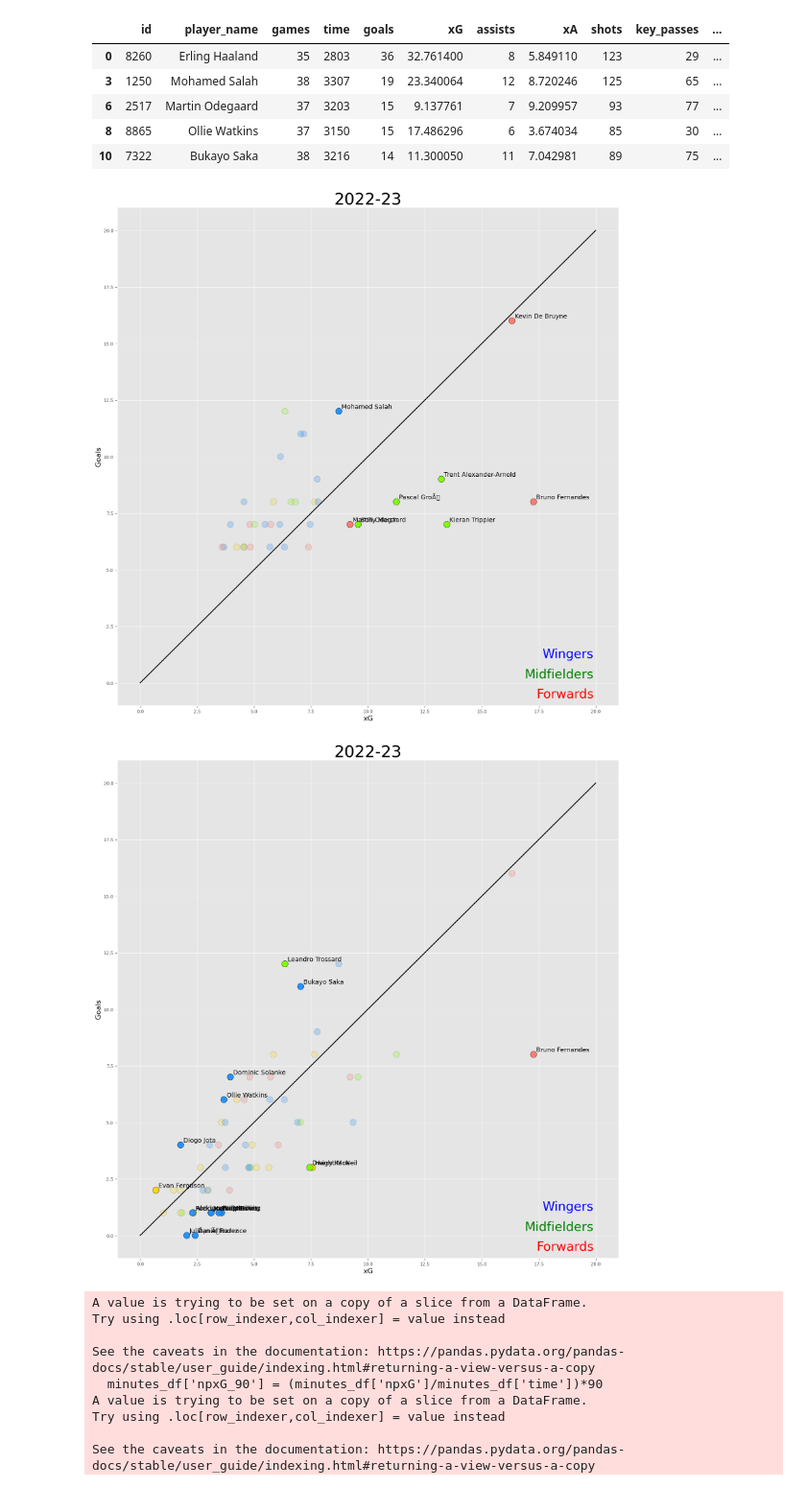
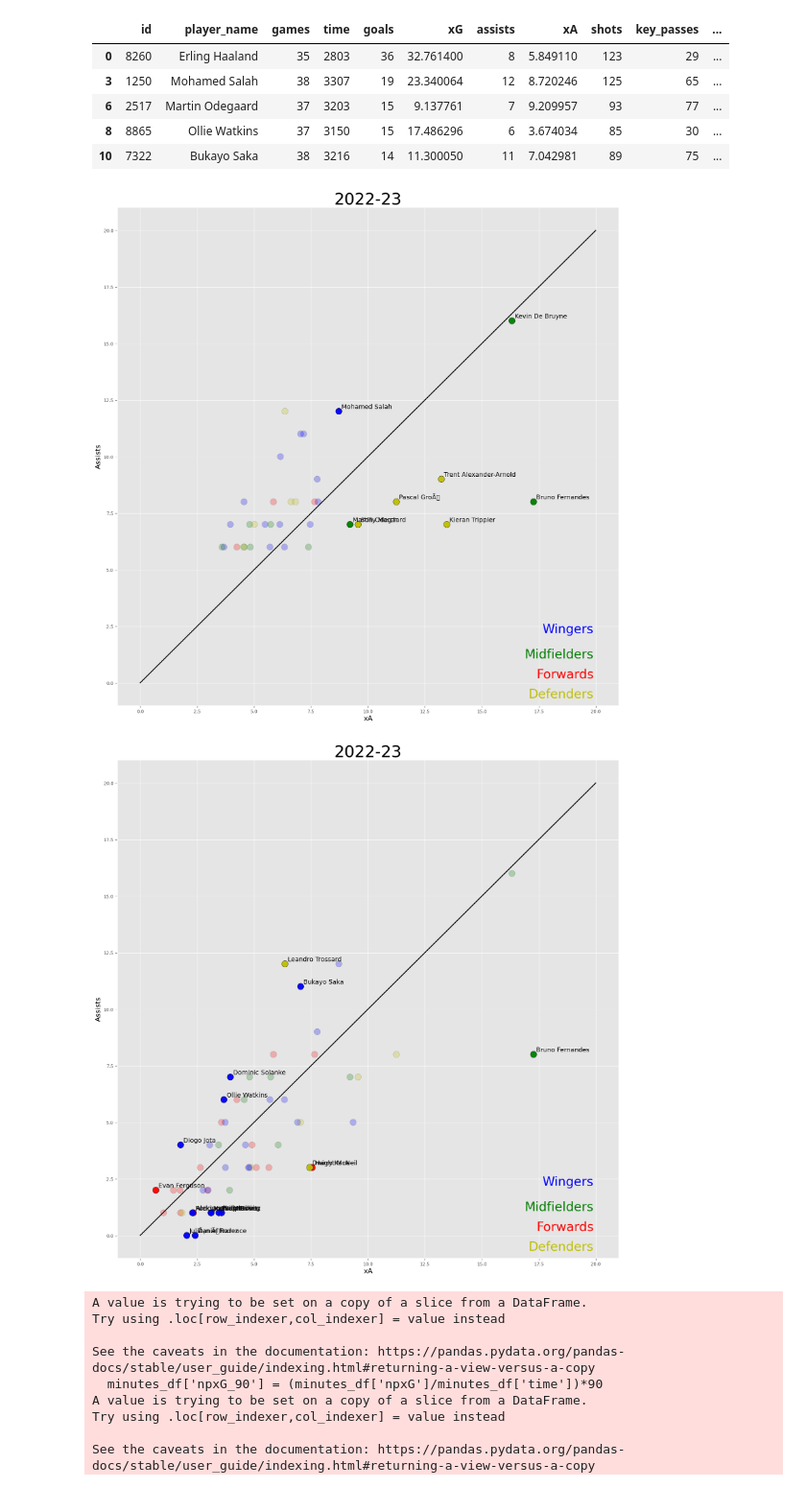
Before and after one commit to ViktorAgren/Fantasy-Premier-League, a Jupyter notebook: EOS-analysis.ipynb, the cells around one changed output. Shown at 96% size. Saved outputs shown, nothing was run; the diff lists cells and outputs as text; code cells hidden in the pictures.

```diff
--- a/EOS-analysis.ipynb
+++ b/EOS-analysis.ipynb
@@ -180,13 +180,13 @@ def color_array(pos_array):
     color_arr = []
     for i in range(len(pos_array)):
         if pos_array[i] in ['F', 'F S']:
-            color_arr.append('gold')
+            color_arr.append('r')
         elif pos_array[i] in ['F M S', 'F M'] :
-            color_arr.append('dodgerblue')
+            color_arr.append('b')
         elif pos_array[i] in ['M', 'M S']:
-            color_arr.append('xkcd:salmon')
+            color_arr.append('g')
         else:
-            color_arr.append('lawngreen')
+            color_arr.append('y')
     return np.array(color_arr)
 # %%
 plt.style.use("ggplot")
@@ -228,23 +228,27 @@ plt. plot([0,20], [0,20], linewidth=2.0, color='black')
 ax.spines["top"].set_visible(False)
 ax.spines["right"].set_visible(False)
 ax.tick_params(axis="both", which = "both", size=5)
-ax.set_xlabel('xG', color='black', size = 16)
-ax.set_ylabel('Goals', color='black', size = 16)
-ax.text(0.95, 0.01, 'Forwards',
+ax.set_xlabel('xA', color='black', size = 16)
+ax.set_ylabel('Assists', color='black', size = 16)
+ax.text(0.95, 0.05, 'Forwards',
         verticalalignment='bottom', horizontalalignment='right',
         transform=ax.transAxes,
         color='r', fontsize=28)
-ax.text(0.95, 0.05, 'Midfielders',
+ax.text(0.95, 0.09, 'Midfielders',
         verticalalignment='bottom', horizontalalignment='right',
         transform=ax.transAxes,
         color='g', fontsize=28)
-ax.text(0.95, 0.09, 'Wingers',
+ax.text(0.95, 0.14, 'Wingers',
         verticalalignment='bottom', horizontalalignment='right',
         transform=ax.transAxes,
         color='b', fontsize=28)
+ax.text(0.95, 0.01, 'Defenders',
+        verticalalignment='bottom', horizontalalignment='right',
+        transform=ax.transAxes,
+        color='y', fontsize=28)
 plt.show()
 # %% [output]
-[figure, old version]
+[figure, new version]
 # %%
 def assist_ratio_perc(x, y):
     if x > 10:
@@ -279,39 +283,43 @@ for x,y,lbl in zip(goals_df['xA'].values , goals_df['assists'].values, goals_df[
                      ha='left',
                      fontsize=14,
                      c='black'
                     ) # horizontal alignment can be left, right or center
     k+=1
 
 ##highlight certain selected points
 sel_ind = np.array(selected) ##select certain indices
 sel_x = xs[sel_ind]
 sel_y = ys[sel_ind]
 sel_cols = colors[sel_ind]
 ax.scatter(sel_x, sel_y, s=200,c=sel_cols , alpha=.95, ec="black", )
 
 plt. plot([0,20], [0,20], linewidth=2.0, color='black')
 
 ##axes cosmetics
 ax.spines["top"].set_visible(False)
 ax.spines["right"].set_visible(False)
 ax.tick_params(axis="both", which = "both", size=5)
-ax.set_xlabel('xG', color='black', size = 16)
-ax.set_ylabel('Goals', color='black', size = 16)
-ax.text(0.95, 0.01, 'Forwards',
+ax.set_xlabel('xA', color='black', size = 16)
+ax.set_ylabel('Assists', color='black', size = 16)
+ax.text(0.95, 0.05, 'Forwards',
         verticalalignment='bottom', horizontalalignment='right',
         transform=ax.transAxes,
         color='r', fontsize=28)
-ax.text(0.95, 0.05, 'Midfielders',
+ax.text(0.95, 0.09, 'Midfielders',
         verticalalignment='bottom', horizontalalignment='right',
         transform=ax.transAxes,
         color='g', fontsize=28)
-ax.text(0.95, 0.09, 'Wingers',
+ax.text(0.95, 0.14, 'Wingers',
         verticalalignment='bottom', horizontalalignment='right',
         transform=ax.transAxes,
         color='b', fontsize=28)
+ax.text(0.95, 0.01, 'Defenders',
+        verticalalignment='bottom', horizontalalignment='right',
+        transform=ax.transAxes,
+        color='y', fontsize=28)
 plt.show()
 # %% [output]
-[figure, old version]
+[figure, new version]
 # %%
 minutes_df = df[df['time'] > 1500]
 minutes_df['npxG_90'] = (minutes_df['npxG']/minutes_df['time'])*90
```
Also changed, not shown: parts of 6 cells of this notebook.
